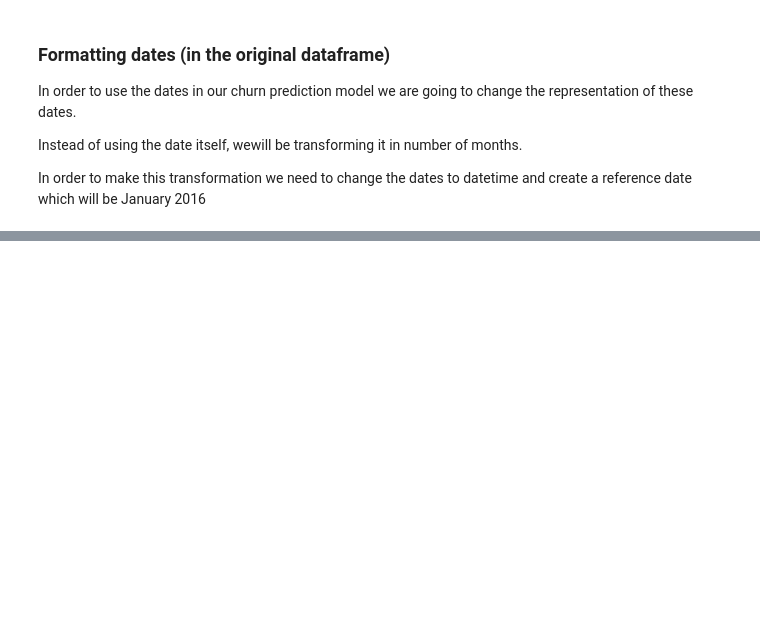
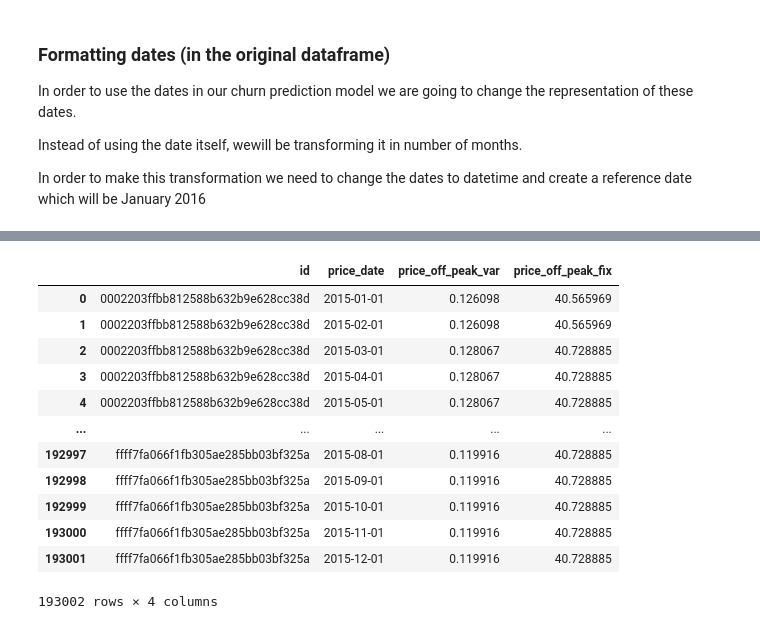
Before and after one commit to EslamMohamed95/lds_customer_churn, a Jupyter notebook: churn analysis.ipynb, the cells around one changed output, grey strips where cells are left out. Cells and saved outputs as stored; diff of their text form; code cells hidden in the pictures; blank space fills up the shorter version.

```diff
--- a/churn analysis.ipynb
+++ b/churn analysis.ipynb
@@ -537,0 +594,4 @@ merged_data.to_csv('clean_data_after_eda.csv')
+# %%
+price_df = pd.read_csv('price_data.csv')
+price_df["price_date"] = pd.to_datetime(price_df["price_date"], format='%Y-%m-%d')
+price_df.head()
@@ -537,0 +605,19 @@ merged_data.to_csv('clean_data_after_eda.csv')
+# %%
+ # Group off-peak prices by companies and month
+monthly_price_by_id = price_df.groupby(['id', 'price_date']).agg({'price_off_peak_var': 'mean',
+                                                                  'price_off_peak_fix': 'mean'}).reset_index()
+monthly_price_by_id
+# %% [output]
+|  | id | price_date | price_off_peak_var | price_off_peak_fix |
+| 0 | 0002203ffbb812588b632b9e628cc38d | 2015-01-01 | 0.126098 | 40.565969 |
+| 1 | 0002203ffbb812588b632b9e628cc38d | 2015-02-01 | 0.126098 | 40.565969 |
+| 2 | 0002203ffbb812588b632b9e628cc38d | 2015-03-01 | 0.128067 | 40.728885 |
+| 3 | 0002203ffbb812588b632b9e628cc38d | 2015-04-01 | 0.128067 | 40.728885 |
+| 4 | 0002203ffbb812588b632b9e628cc38d | 2015-05-01 | 0.128067 | 40.728885 |
+| ... | ... | ... | ... | ... |
+| 192997 | ffff7fa066f1fb305ae285bb03bf325a | 2015-08-01 | 0.119916 | 40.728885 |
+| 192998 | ffff7fa066f1fb305ae285bb03bf325a | 2015-09-01 | 0.119916 | 40.728885 |
+| 192999 | ffff7fa066f1fb305ae285bb03bf325a | 2015-10-01 | 0.119916 | 40.728885 |
+| 193000 | ffff7fa066f1fb305ae285bb03bf325a | 2015-11-01 | 0.119916 | 40.728885 |
+| 193001 | ffff7fa066f1fb305ae285bb03bf325a | 2015-12-01 | 0.119916 | 40.728885 |
+193002 rows × 4 columns
```
Also changed, not shown: parts of 30 cells of this notebook.
